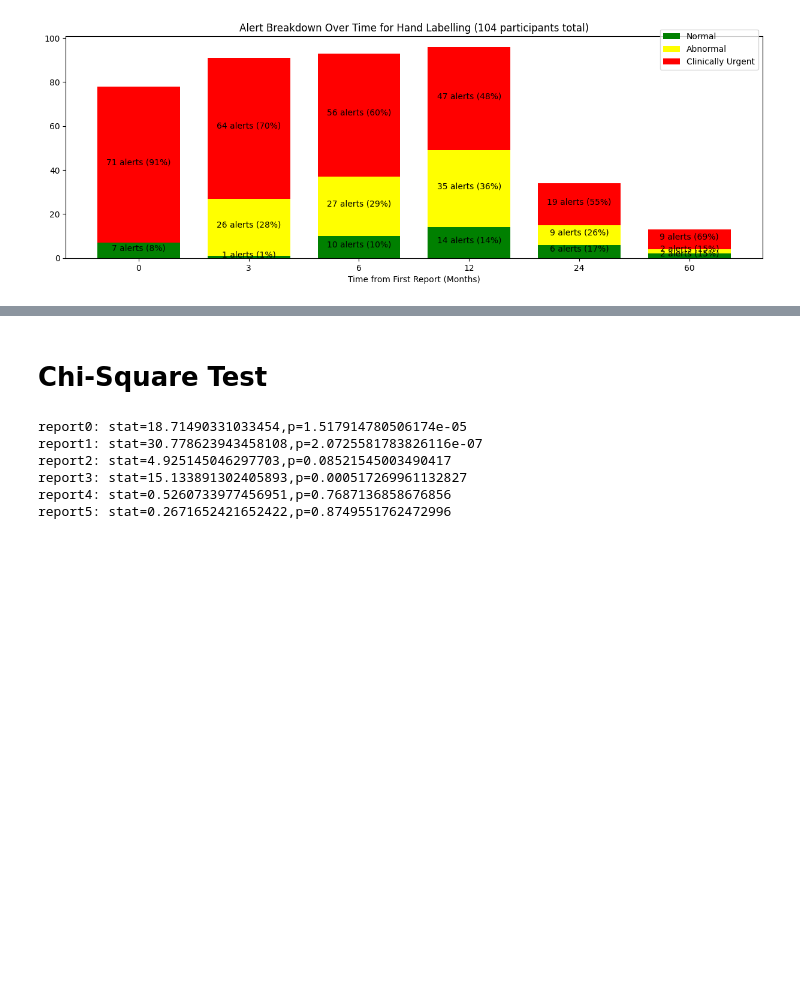
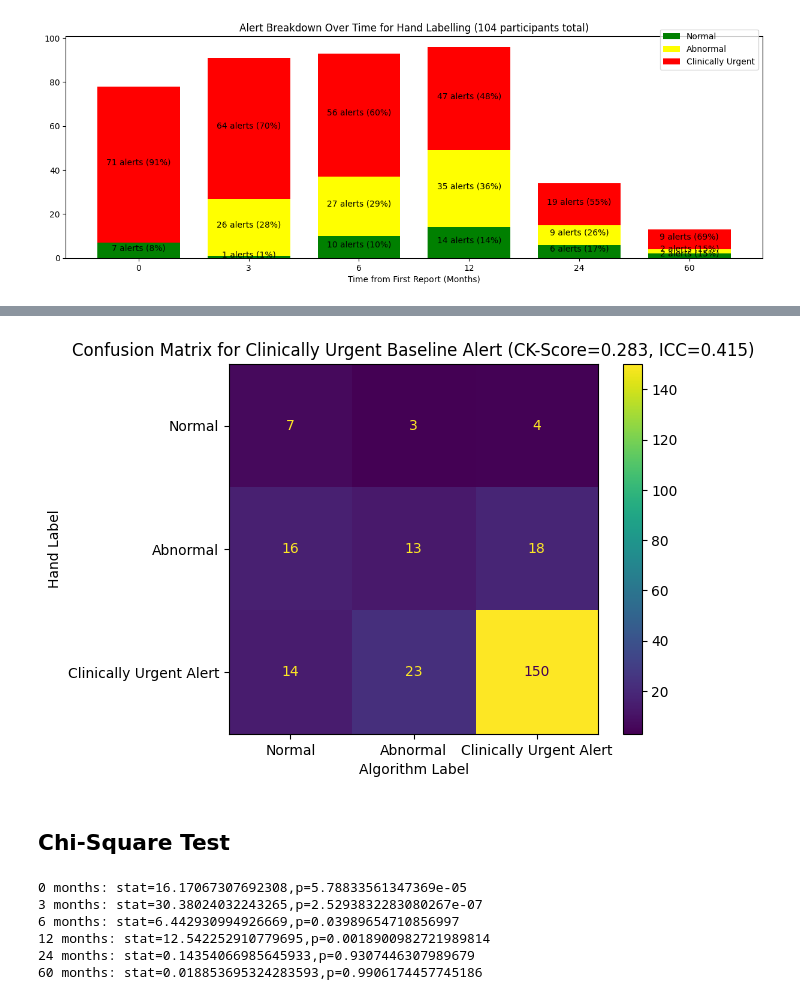
Before and after one commit to nrozario/ned-alg-analysis, a Jupyter notebook: hand_labelling.ipynb, the cells around one changed output, grey strips where cells are left out. Drawn from its saved outputs; the diff is of its cells as text; code cells hidden in the pictures; blank space fills up the shorter version.

```diff
--- a/hand_labelling.ipynb
+++ b/hand_labelling.ipynb
@@ -50,0 +63,9 @@ print(hand_labels_df.head())
+# %%
+# Drop algorithm labels that don't have a hand label equivalent
+drop_i = []
+for index, row in ind_time_df.iterrows():
+    if int(row['Patient Identifier'].split('_')[0]) not in hand_label_ids:
+        drop_i.append(index)
+
+ind_time_df = ind_time_df.drop(drop_i)
+print(f"{len(ind_time_df)} algorithm labels")
@@ -354,0 +346,3 @@ plt.show()
+# %%
+subgroups = ["All", "Radiotherapy", "Surgery/Observation", "Normal Baseline Alert", "Clinically Urgent Baseline Alert"]
+population = "Clinically Urgent Baseline Alert" # pick one of the above
@@ -354,0 +391,19 @@ plt.show()
+# %%
+total_labels = 0
+accurate_labels = 0
+hand_labels = []
+alg_labels = []
+label_ids = []
+
+for id in keep_ids:
+    for i in range(6):
+        hand_label = labels[id]["hand"][i]["Global"]["label"]
+        if isinstance(labels[id]["alg"][i], type(None)) or (hand_label not in ["Stable", "Mild", "Moderate", "Urgent"]):
+            continue
+        total_labels += 1
+        alg_label = labels[id]["alg"][i]["Final Alert State"]
+        if is_same_label(alg_label, hand_label):
+            accurate_labels += 1
+        hand_labels.append(hand_label_conversion(hand_label))
+        alg_labels.append(alg_label)
+        label_ids.append(f"{id},{i}")
@@ -355,7 +428,18 @@ plt.show()
+# %%
+cm = confusion_matrix(hand_labels, alg_labels, labels=["Normal", "Abnormal", "Clinically Urgent Alert"])
+disp = ConfusionMatrixDisplay(confusion_matrix=cm, display_labels=["Normal", "Abnormal", "Clinically Urgent Alert"])
+disp.plot()
+plt.title(f"Confusion Matrix for {population} (CK-Score={round(ck_score, 3)}, ICC={round(icc, 3)})")
+plt.xlabel("Algorithm Label")
+plt.ylabel("Hand Label")
+plt.show()
+# %% [output]
+[figure, added]
 # %% [markdown]
-# Chi-Square Test
+## Chi-Square Test
 # %%
-from scipy.stats import chi2_contingency
+date_points = ["0", "3", "6", "12", "24", "60"] # measured in months
+
 exp_alert_counts = hand_alert_counts
 alert_counts = alg_alert_counts
 
@@ -375,12 +459,12 @@ for report_no in range(0, 6):
                           alert_counts["Abnormal"][report_no],
                           alert_counts["Clinically Urgent"][report_no]])
     stat, p, dof, expected = chi2_contingency([f_exp, f_obs])
-    print(f"report{report_no}: stat={stat},p={p}")
+    print(f"{date_points[report_no]} months: stat={stat},p={p}")
 print()
 # %% [output]
-report0: stat=18.71490331033454,p=1.517914780506174e-05
-report1: stat=30.778623943458108,p=2.0725581783826116e-07
-report2: stat=4.925145046297703,p=0.08521545003490417
-report3: stat=15.133891302405893,p=0.000517269961132827
-report4: stat=0.5260733977456951,p=0.7687136858676856
-report5: stat=0.2671652421652422,p=0.8749551762472996
+0 months: stat=16.17067307692308,p=5.78833561347369e-05
+3 months: stat=30.38024032243265,p=2.5293832283080267e-07
+6 months: stat=6.442930994926669,p=0.03989654710856997
+12 months: stat=12.542252910779695,p=0.0018900982721989814
+24 months: stat=0.14354066985645933,p=0.9307446307989679
+60 months: stat=0.018853695324283593,p=0.9906174457745186
```
Also changed, not shown: parts of 30 cells of this notebook, 2 other files.
